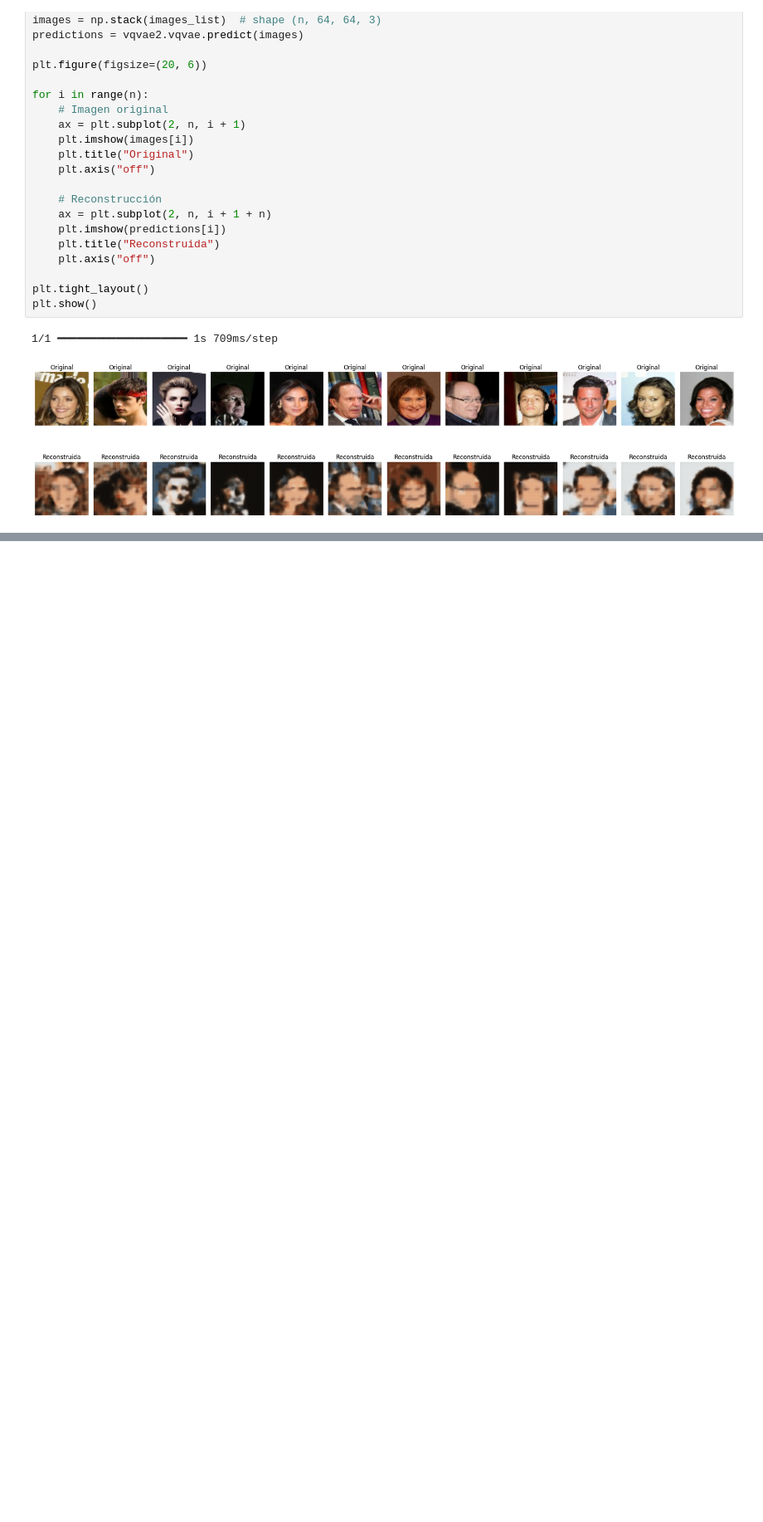
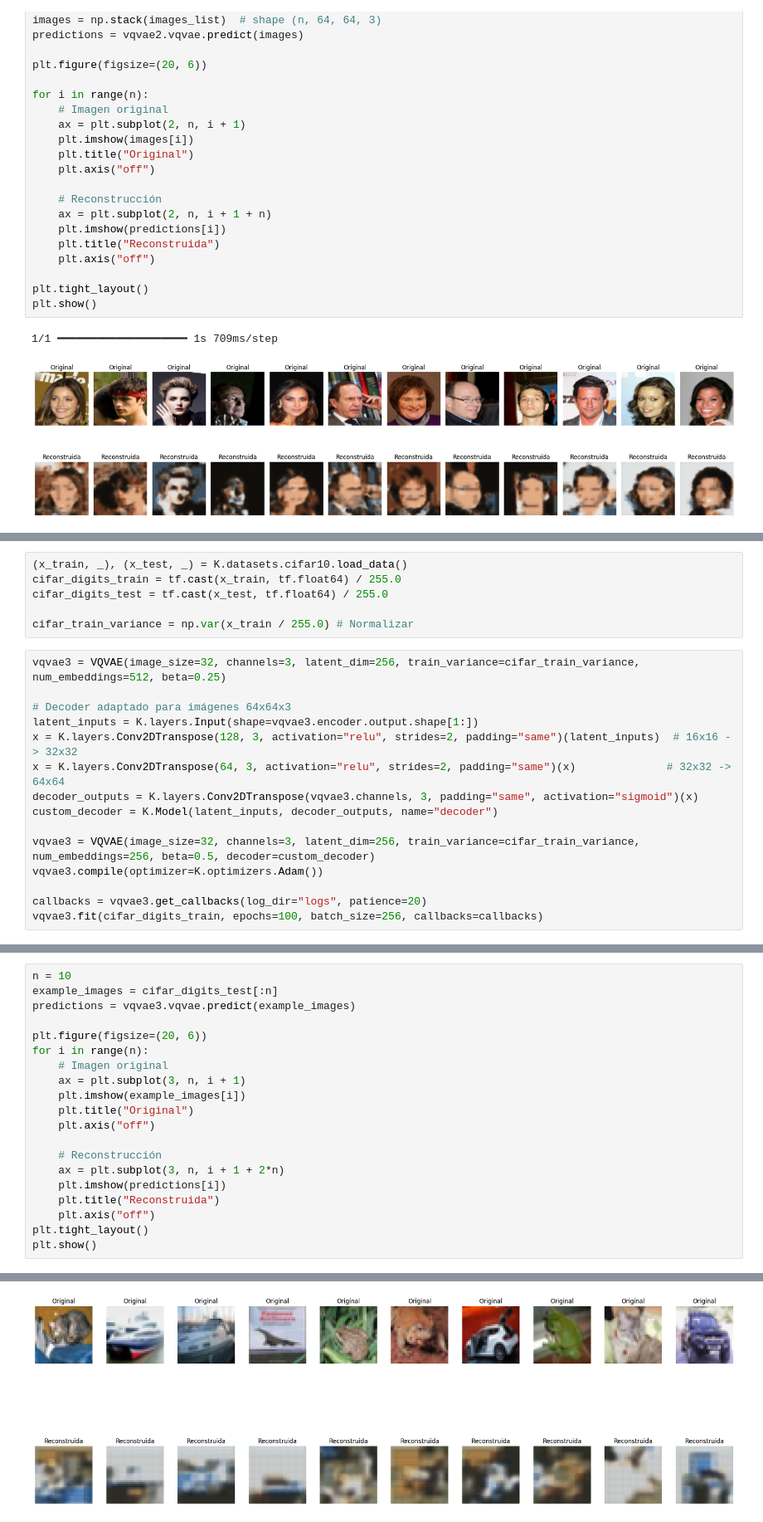
Before and after one commit to roicort/VAE-VQ-VAE, a Jupyter notebook: VQ-VAE/VQVAE.ipynb, the cells around one changed output, grey strips where cells are left out. Shown at 83% size. Saved outputs shown, nothing was run; the diff lists cells and outputs as text; blank space fills up the shorter version.

```diff
--- a/VQ-VAE/VQVAE.ipynb
+++ b/VQ-VAE/VQVAE.ipynb
@@ -238,0 +313,21 @@ plt.show()
+# %%
+(x_train, _), (x_test, _) = K.datasets.cifar10.load_data()
+cifar_digits_train = tf.cast(x_train, tf.float64) / 255.0
+cifar_digits_test = tf.cast(x_test, tf.float64) / 255.0
+
+cifar_train_variance = np.var(x_train / 255.0) # Normalizar
+# %%
+vqvae3 = VQVAE(image_size=32, channels=3, latent_dim=256, train_variance=cifar_train_variance, num_embeddings=512, beta=0.25)
+
+# Decoder adaptado para imágenes 64x64x3
+latent_inputs = K.layers.Input(shape=vqvae3.encoder.output.shape[1:])
+x = K.layers.Conv2DTranspose(128, 3, activation="relu", strides=2, padding="same")(latent_inputs)  # 16x16 -> 32x32
+x = K.layers.Conv2DTranspose(64, 3, activation="relu", strides=2, padding="same")(x)              # 32x32 -> 64x64
+decoder_outputs = K.layers.Conv2DTranspose(vqvae3.channels, 3, padding="same", activation="sigmoid")(x)
+custom_decoder = K.Model(latent_inputs, decoder_outputs, name="decoder")
+
+vqvae3 = VQVAE(image_size=32, channels=3, latent_dim=256, train_variance=cifar_train_variance, num_embeddings=256, beta=0.5, decoder=custom_decoder)
+vqvae3.compile(optimizer=K.optimizers.Adam())
+
+callbacks = vqvae3.get_callbacks(log_dir="logs", patience=20)
+vqvae3.fit(cifar_digits_train, epochs=100, batch_size=256, callbacks=callbacks)
@@ -238,0 +353,21 @@ plt.show()
+# %%
+n = 10
+example_images = cifar_digits_test[:n]
+predictions = vqvae3.vqvae.predict(example_images)
+
+plt.figure(figsize=(20, 6))
+for i in range(n):
+    # Imagen original
+    ax = plt.subplot(3, n, i + 1)
+    plt.imshow(example_images[i])
+    plt.title("Original")
+    plt.axis("off")
+
+    # Reconstrucción
+    ax = plt.subplot(3, n, i + 1 + 2*n)
+    plt.imshow(predictions[i])
+    plt.title("Reconstruida")
+    plt.axis("off")
+plt.tight_layout()
+plt.show()
+# %% [output]
@@ -238,0 +375 @@ plt.show()
+[figure, added]
```
Also changed, not shown: parts of 9 cells of this notebook, 2 other files.
